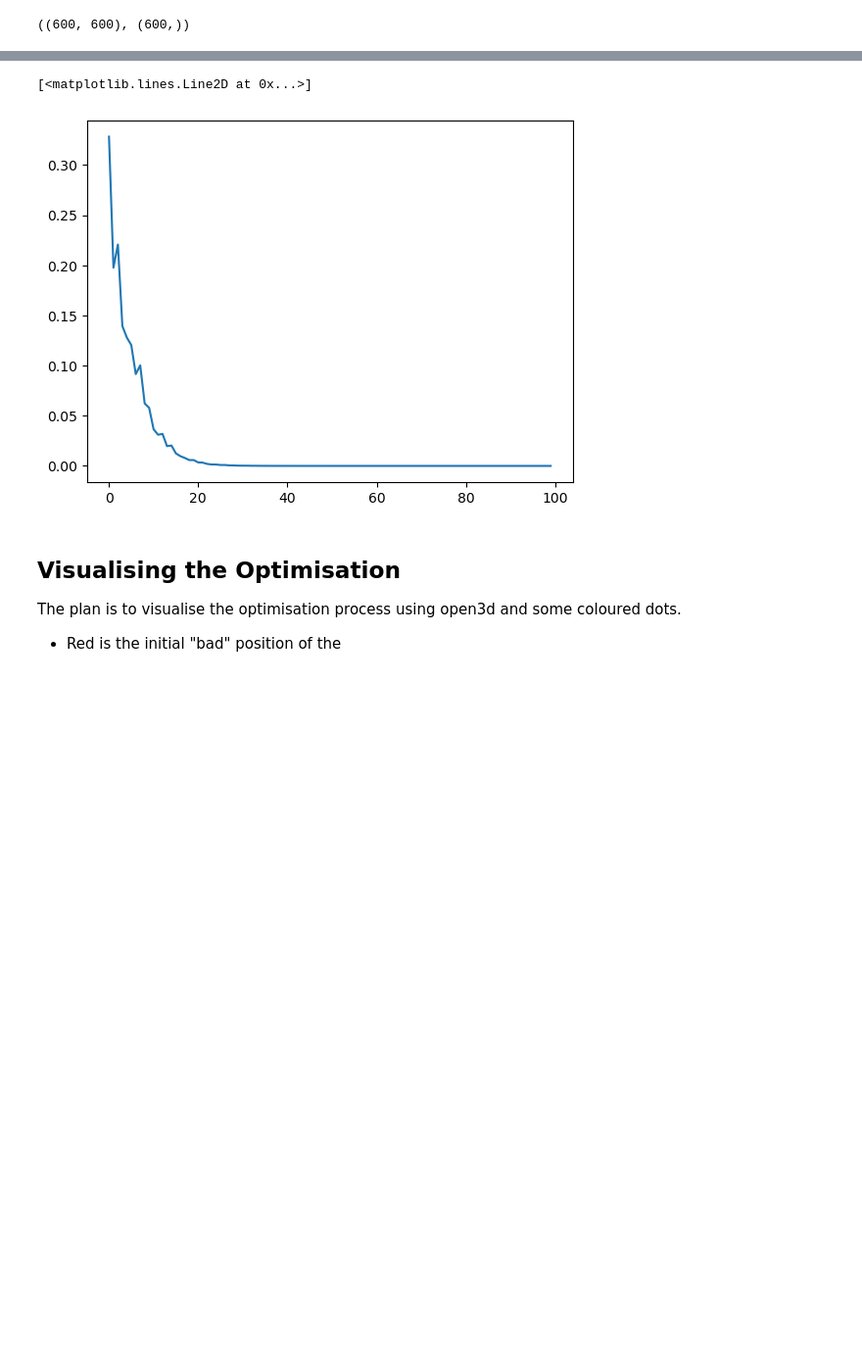
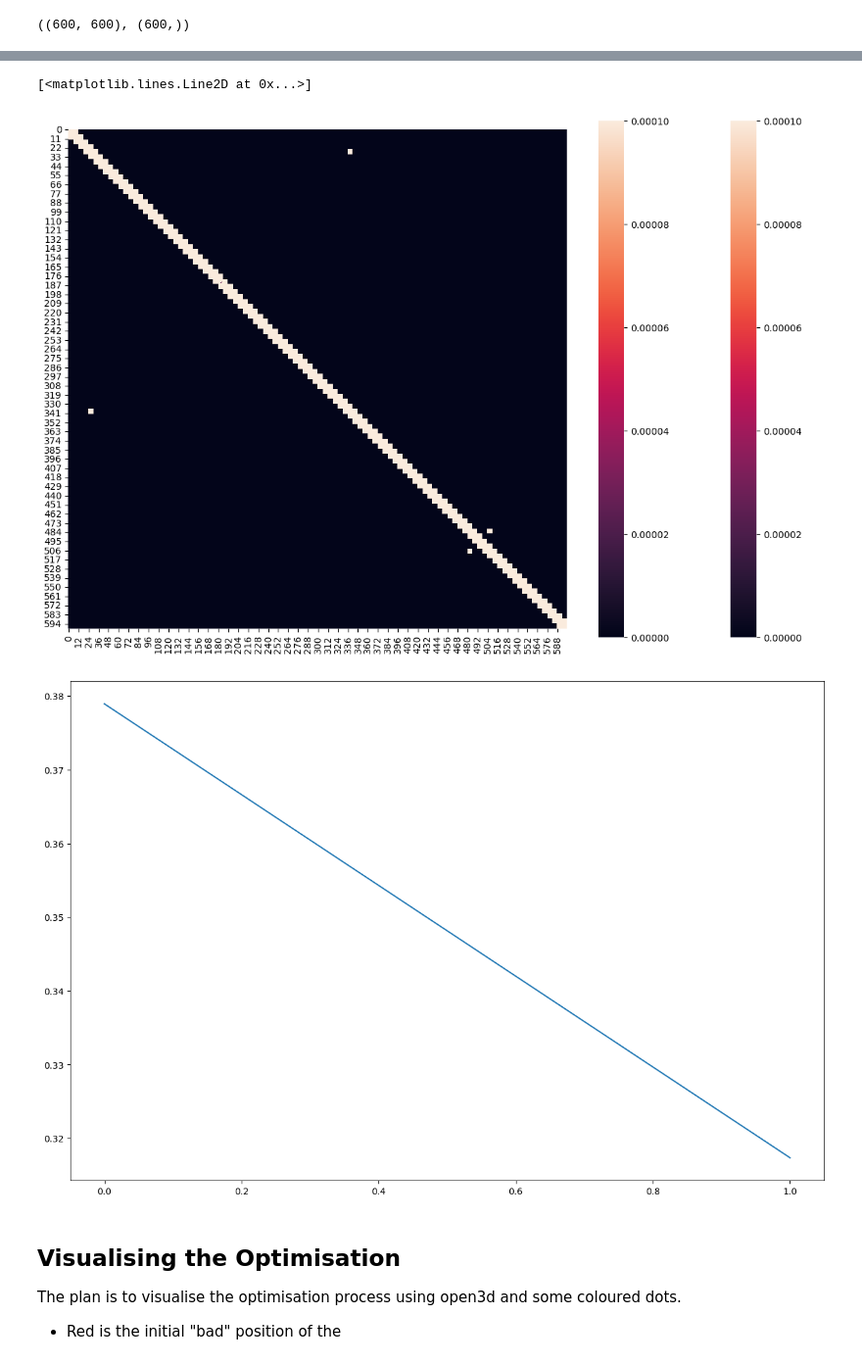
Before and after one commit to chris-polymetrix/ReconstructionAnalysis, a Jupyter notebook: pose_graph.ipynb, the cells around one changed output, grey strips where cells are left out. Shown at 98% size. Cells and saved outputs as stored; diff of their text form; code cells hidden in the pictures; blank space fills up the shorter version.

```diff
--- a/pose_graph.ipynb
+++ b/pose_graph.ipynb
@@ -6,8 +6,8 @@ from itertools import combinations
 from scipy.linalg import cho_solve, cho_factor
 from tqdm import tqdm
 
-import sys
 np.set_printoptions(precision=4, linewidth=200, sign=" ")
+plt.rcParams["figure.figsize"] = [15,10]
 # %% [markdown]
 ## Useful functions from pose_graph_jacobian.ipynb
 Just functions for `Exp` and `Log` maps, `cross` product matrix function and calculation of the jacobian
@@ -153,14 +153,14 @@ infos = {k:np.linalg.inv(np.eye(6)*eps) for k in measurements.keys()}
 ### Take new measurements
 So we are going to take all the consecutive measurements and then a few "loop closure" measurements and see what happens
 # %%
-# new_measures = {}
-# for i in range(n - 1):
-#     # print(measurements[(i,i+1)])
-#     new_measures[(i, i + 1)] = measurements.pop((i,i+1))
+new_measures = {}
+for i in range(n - 1):
+    # print(measurements[(i,i+1)])
+    new_measures[(i, i + 1)] = measurements.pop((i,i+1))
 
-# keys = tuple(measurements.keys())
-# for i in np.random.choice(len(keys), 2):
-#     new_measures[keys[i]] = measurements[keys[i]]
+keys = tuple(measurements.keys())
+for i in np.random.choice(len(keys), 2):
+    new_measures[keys[i]] = measurements[keys[i]]
 
-# measurements = new_measures
-# len(new_measures)
+measurements = new_measures
+len(new_measures)
@@ -211,13 +213,16 @@ H.shape, b.shape
 new_poses = disturbed_poses[:]
 print([p for p in new_poses])
 
-pbar = tqdm(range(100))
+pbar = tqdm(range(2))
 delta_store = []
 
 for i in pbar:
     H, b = make_parts(new_poses, measurements, infos)
     # with np.printoptions(precision=4, suppress=True):
     #     print(H)
+
+    sns.heatmap(np.abs(H), square=True, vmax=0.0001)
+
     try:
         delta = cho_solve(cho_factor(H), b)
     except ValueError as e:
@@ -236,5 +241,6 @@ for i in pbar:
 
 # print(new_poses)
 # print(poses)
-plt.plot(np.array(delta_store))
+fig, ax = plt.subplots(1,1)
+ax.plot(np.array(delta_store))
 # %% [output]
@@ -242,5 +248,6 @@ plt.plot(np.array(delta_store))
 [<matplotlib.lines.Line2D at 0x...>]
-[figure, old version]
+[figure, new version]
+[figure, added]
 # %% [markdown]
 ## Visualising the Optimisation
 The plan is to visualise the optimisation process using open3d and some coloured dots.
```
Also changed, not shown: parts of 2 cells of this notebook, 3 other files.
